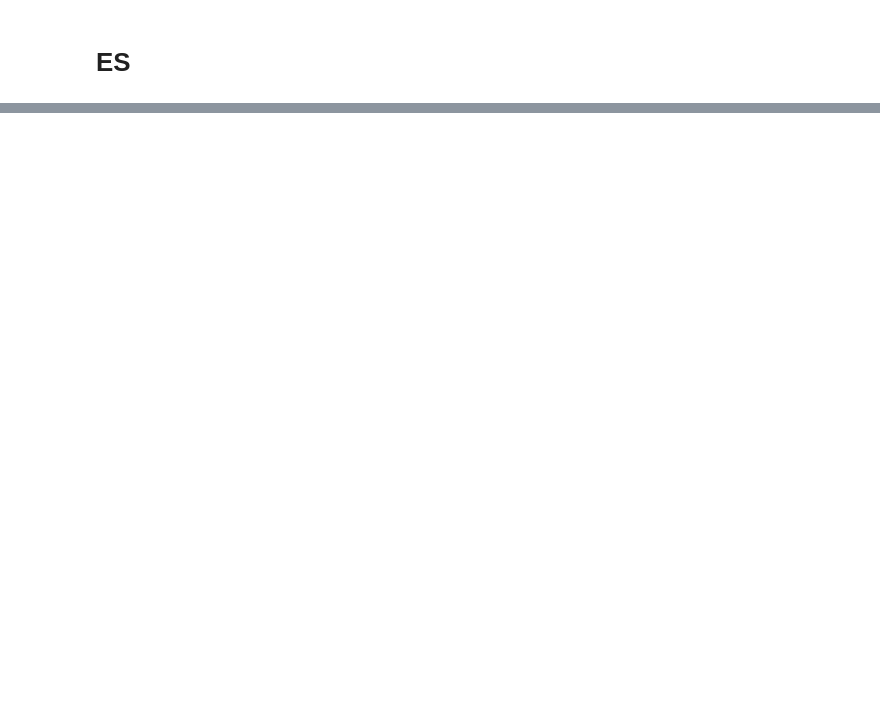
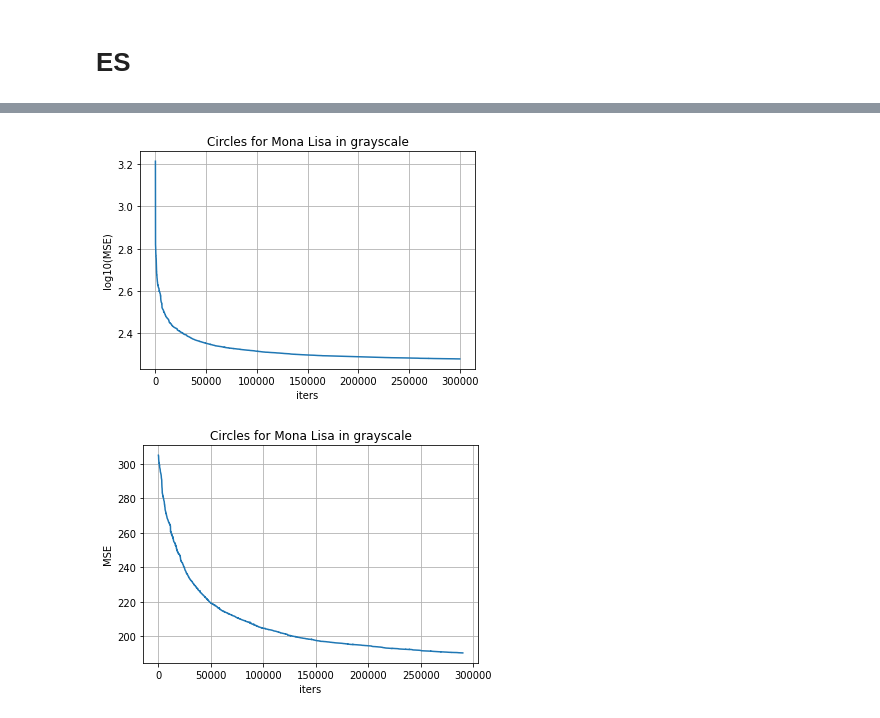
Before and after one commit to kpuchalskixiv/Evolutionary_Art, a Jupyter notebook: projekt.ipynb, the cells around one changed output, grey strips where cells are left out. Cells and saved outputs as stored; diff of their text form; code cells hidden in the pictures; blank space fills up the shorter version.

```diff
--- a/projekt.ipynb
+++ b/projekt.ipynb
@@ -60,7 +44,0 @@ def random_circle(max_radius=target_img.shape[1]):
-# %%
-
-no_circles=100
-# each circle has LOCATION (x,y), RADIUS, OPACITY, COLOUR (rgb),
-circles=[]
-for i in range(no_circles):
-    circles.append(random_circle())
@@ -116,24 +60,6 @@ def save_individual_img(X_img, gray=True, no_iter=0, dir_path='./best_circle_img
         plt.imshow(X_img)
     plt.savefig(dir_path+f'iter_{no_iter}')
     plt.show()
-# %%
-def represent_individual(X, X_img=None):
-    if isinstance(X_img, type(None)):
-        X_img=np.zeros(target_img.shape)
-    for c in X:
-        #[x, y, radius, opacity, r, g, b]
-        x=int(c[0]*target_img.shape[1])
-        y=int(c[1]*target_img.shape[0])
-        radius=int(c[2]*300)
-        opacity=c[3]
-        rgb=c[4:]
-        circle_img=cv2.circle(X_img.copy(),
-                              (x, y),
-                              radius,
-                              rgb,
-                              thickness=-1)
-        X_img=cv2.addWeighted(X_img, 1-opacity, circle_img, opacity, 0)
-    return X_img
 # %%
 class EvoulationStrategy:
     def __init__(self,
@@ -440,18 +366,18 @@ class EvoulationStrategy:
 
                         prev=np.mean(log_objective_values[no_iter-2*update_frequency:no_iter-update_frequency])
                         curr=np.mean(log_objective_values[no_iter-update_frequency:no_iter+1])
-                        if (prev-curr)/prev < add_cricle_threshold: # ADD CIRCLES
+                        if (prev-curr)/prev < add_cricle_threshold*np.power(0.995, times_circles_were_added): # ADD CIRCLES
 
                             last_update_iter=no_iter
                             times_circles_were_added+=1
                             best_solution_objective_value=np.inf
                           #  mutation_scale=start_mutations_scale/times_circles_were_added
 
-                            radius_scale=1/np.log2(1+times_circles_were_added)
-                            if radius_scale<1/16:
-                                radius_scale=1/16
+                            radius_scale=1/np.log2(1+times_circles_were_added*2)
+                            if radius_scale<1/32:
+                                radius_scale=1/32
                             no_split=np.power(initial_no_split,
-                                              int(np.floor(np.log(times_circles_were_added))))
+                                              int(np.floor(max(np.log(times_circles_were_added)-1, 1))))
                             if no_split>32:
                                 no_split=32
                             print(f'''Adding circles {times_circles_were_added}th time.
@@ -556,17 +482,17 @@ train(number_of_iterations=30000,
 '''
 
 es_model=EvoulationStrategy(initial_chromosome_length=8,
-                           genotype_length=5,
+                           genotype_length=7,
                            population_size=16,
                            target_img=target_img,
-                           gray=True)
+                           gray=False)
 
 #es_model.population=prev_pop.copy()
 #es_model.sigmas=prev_sigmas.copy()
 
 best_solution_objective_value, best_solution, best_solution_background,\
 log_objective_values, log_best_solutions, log_best_backgrounds = es_model.train(
-                                                          number_of_iterations=100000,
+                                                          number_of_iterations=300000,
                                                           number_of_parents=6,
                                                           number_of_offspring_per_parent=3,
                                                           max_chromosome_length=256,
@@ -598,16 +547,19 @@ plt.show()
 # %%
 plt.plot(np.log10(log_objective_values[:,0]))
 plt.grid()
 plt.title("Circles for Mona Lisa in grayscale")
 plt.ylabel('log10(MSE)')
 plt.xlabel('iters')
 
 plt.show()
 
-plt.plot(np.arange(10000, 100000), (log_objective_values[10000:,0]))
+plt.plot(log_objective_values[10000:,0])
 plt.grid()
 plt.title("Circles for Mona Lisa in grayscale")
 plt.ylabel('MSE')
 plt.xlabel('iters')
 
 plt.show()
+# %% [output]
+[figure, added]
+[figure, added]
```
Also changed, not shown: parts of 9 cells of this notebook.
